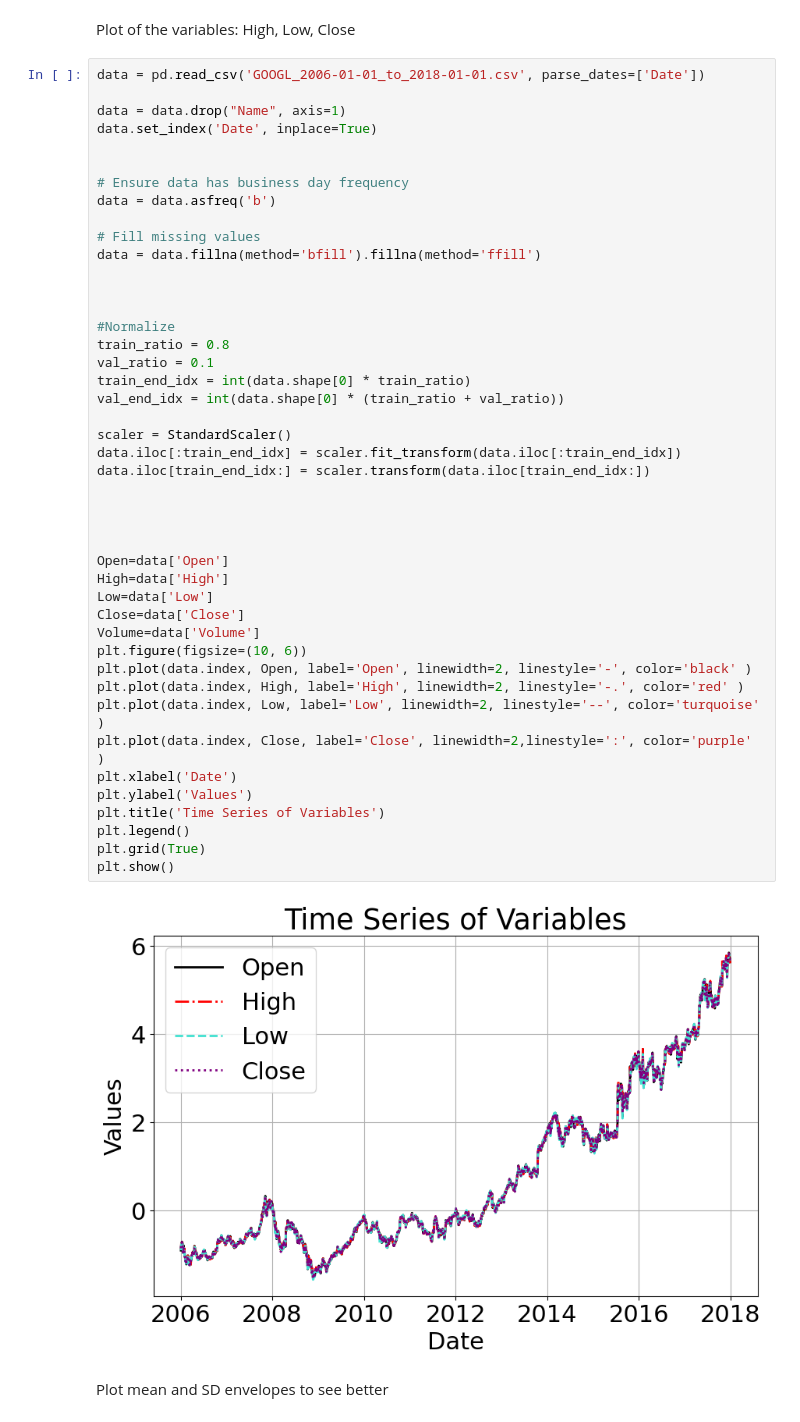
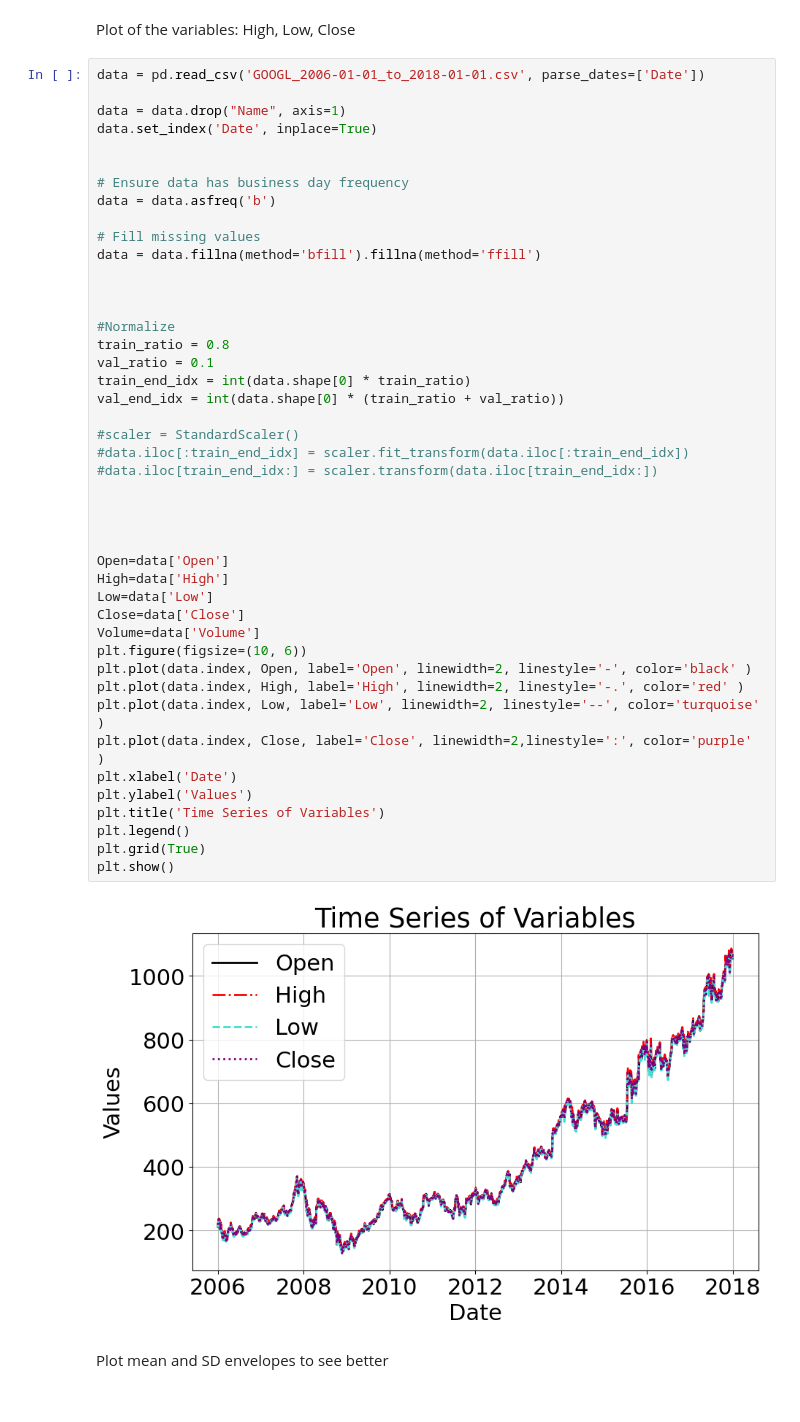
Before and after one commit to irene-fagnani/ADAML-project2, a Jupyter notebook: Code.ipynb, the cells around one changed output. Drawn from its saved outputs; the diff is of its cells as text.

```diff
--- a/Code.ipynb
+++ b/Code.ipynb
@@ -37,37 +44,37 @@ data = data.fillna(method='bfill').fillna(method='ffill')
 
 
 
 #Normalize
 train_ratio = 0.8
 val_ratio = 0.1
 train_end_idx = int(data.shape[0] * train_ratio)
 val_end_idx = int(data.shape[0] * (train_ratio + val_ratio))
 
-scaler = StandardScaler()
-data.iloc[:train_end_idx] = scaler.fit_transform(data.iloc[:train_end_idx])
-data.iloc[train_end_idx:] = scaler.transform(data.iloc[train_end_idx:])
+#scaler = StandardScaler()
+#data.iloc[:train_end_idx] = scaler.fit_transform(data.iloc[:train_end_idx])
+#data.iloc[train_end_idx:] = scaler.transform(data.iloc[train_end_idx:])
 
 
 
 
 Open=data['Open']
 High=data['High']
 Low=data['Low']
 Close=data['Close']
 Volume=data['Volume']
 plt.figure(figsize=(10, 6))
 plt.plot(data.index, Open, label='Open', linewidth=2, linestyle='-', color='black' )
 plt.plot(data.index, High, label='High', linewidth=2, linestyle='-.', color='red' )
 plt.plot(data.index, Low, label='Low', linewidth=2, linestyle='--', color='turquoise' )
 plt.plot(data.index, Close, label='Close', linewidth=2,linestyle=':', color='purple' )
 plt.xlabel('Date')
 plt.ylabel('Values')
 plt.title('Time Series of Variables')
 plt.legend()
 plt.grid(True)
 plt.show()
 # %% [output]
-[figure, old version]
+[figure, new version]
 # %% [markdown]
 Plot mean and SD envelopes to see better
 # %%
```
Also changed, not shown: parts of 12 cells of this notebook, 3 other files.
